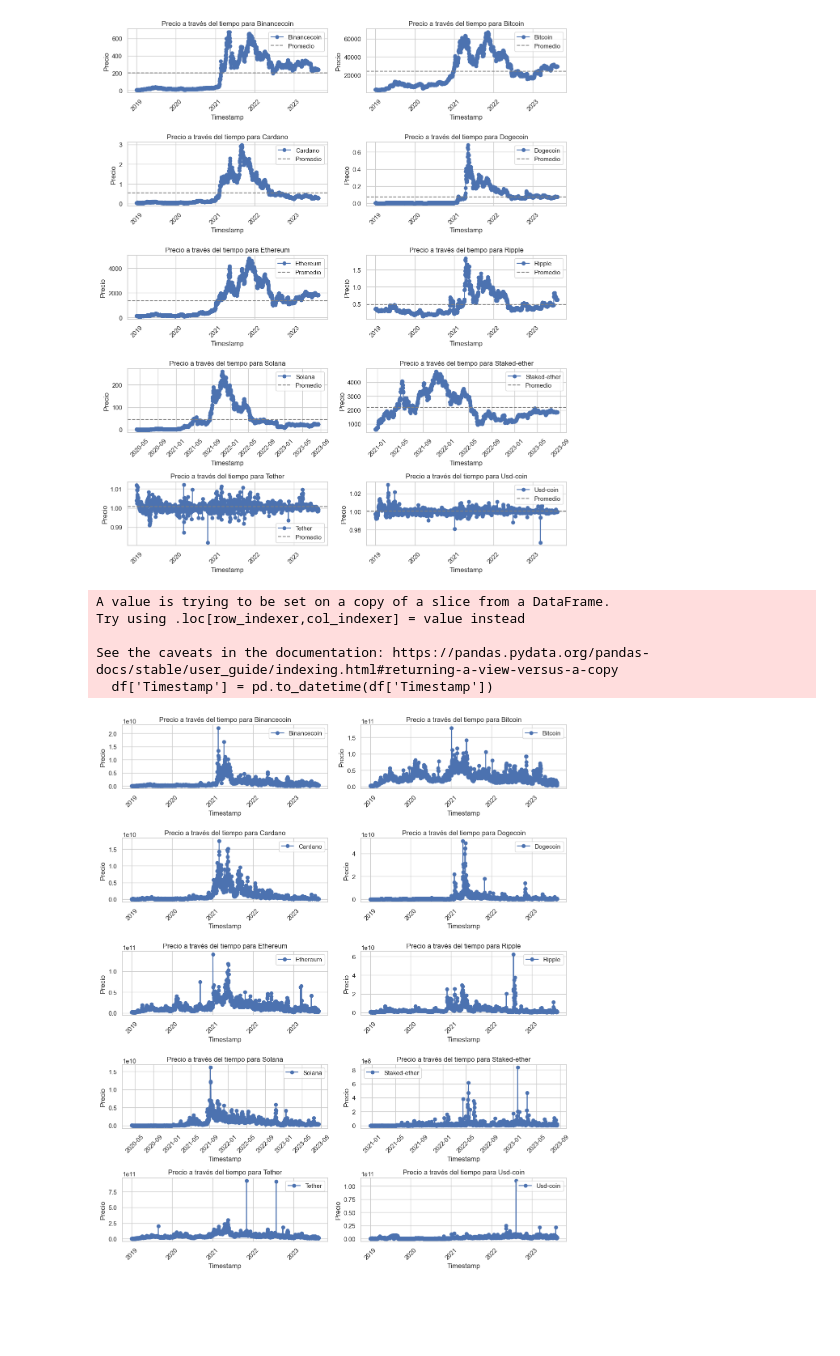
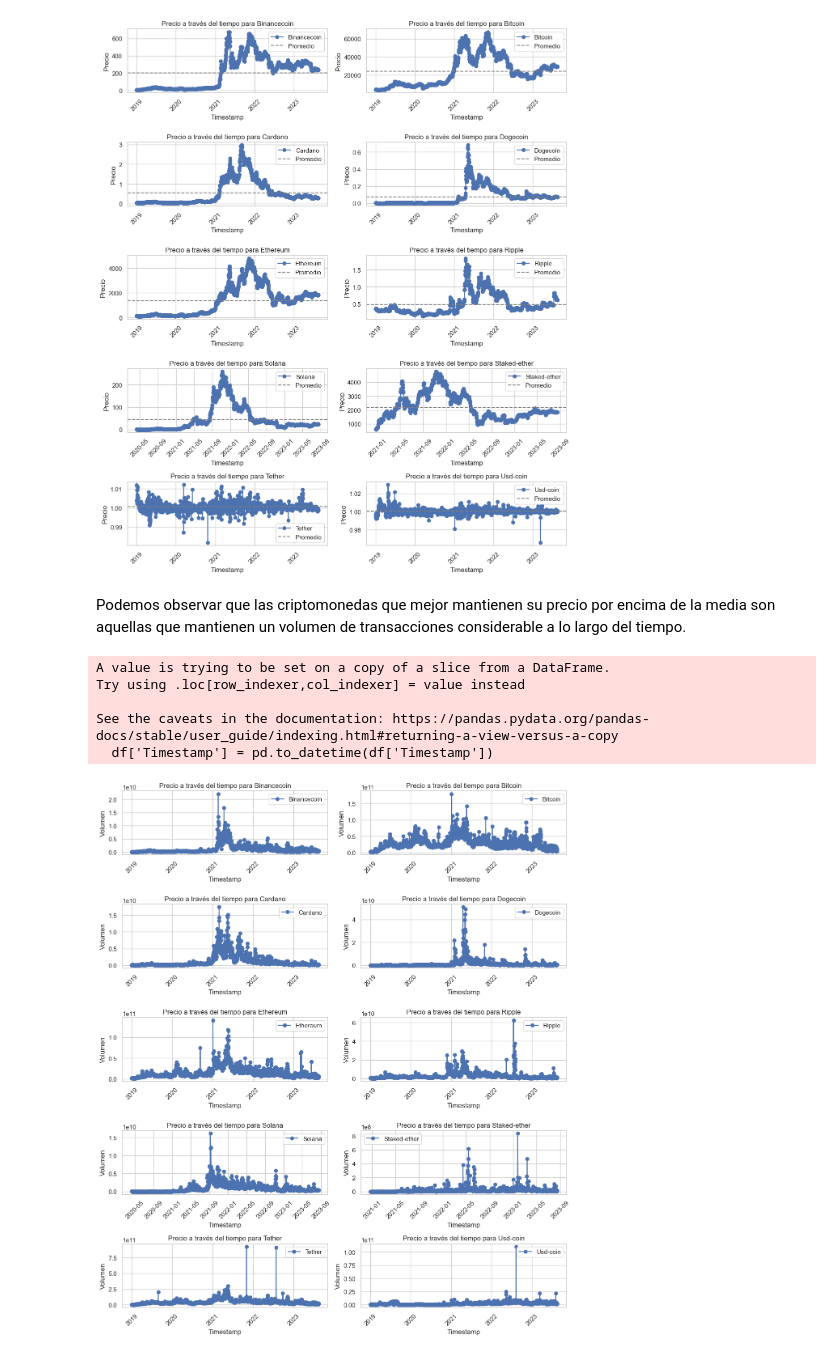
Before and after one commit to DiegoCampos98/PI_Criptomonedas, a Jupyter notebook: EDA.ipynb, the cells around one changed output. Saved outputs shown, nothing was run; the diff lists cells and outputs as text; code cells hidden in the pictures; blank space fills up the shorter version.

```diff
--- a/EDA.ipynb
+++ b/EDA.ipynb
@@ -135,18 +157,3 @@ for crypto_id in top_crypto_ids:
 
 # Combina los datos de las criptomonedas en un DataFrame
 df = pd.concat([pd.DataFrame(data) for data in crypto_data], ignore_index=True)
-
-# Ordena el DataFrame por Criptomoneda y marca de tiempo
-df = df.sort_values(by=['Crypto', 'Timestamp'])
-
-# Calcula la variación porcentual del precio por día para cada Criptomoneda
-df['Variación_Precio'] = df.groupby('Crypto')['Price'].pct_change()
-
-# Rellena valores infinitos o NaN en la columna de variación con 0
-df['Variación_Precio'] = df['Variación_Precio'].fillna(0)
-
-# Muestra el DataFrame resultante con los datos procesados
-df['SMA50'] = df.groupby('Crypto')['Price'].transform(lambda x: ta.trend.SMAIndicator(x, window=50).sma_indicator())
-df['SMA100'] = df.groupby('Crypto')['Price'].transform(lambda x: ta.trend.SMAIndicator(x, window=100).sma_indicator())
-
-df
@@ -155,0 +162,16 @@ ValueError: No objects to concatenate
+# %%
+# Ordena el DataFrame por Criptomoneda y marca de tiempo
+df = df.sort_values(by=['Crypto', 'Timestamp'])
+
+# Calcula la variación porcentual del precio por día para cada Criptomoneda
+df['Variación_Precio'] = df.groupby('Crypto')['Price'].pct_change()
+
+# Rellena valores infinitos o NaN en la columna de variación con 0
+df['Variación_Precio'] = df['Variación_Precio'].fillna(0)
+
+# Muestra el DataFrame resultante con los datos procesados
+df['SMA50'] = df.groupby('Crypto')['Price'].transform(lambda x: ta.trend.SMAIndicator(x, window=50).sma_indicator())
+df['SMA200'] = df.groupby('Crypto')['Price'].transform(lambda x: ta.trend.SMAIndicator(x, window=200).sma_indicator())
+df['RSI'] = df.groupby('Crypto')['Price'].transform(lambda x: ta.momentum.RSIIndicator(x, window=14).rsi())
+
+df
@@ -236,9 +256,9 @@ plt.tight_layout()
 plt.show()
 # %% [output]
 [figure]
+# %% [markdown]
+Podemos observar que las criptomonedas que mejor mantienen su precio por encima de la media son aquellas que mantienen un volumen de transacciones considerable a lo largo del tiempo.
 # %%
-import matplotlib.pyplot as plt
-import pandas as pd
 
 # Suponiendo que df contiene tus datos y tienes una columna 'Timestamp' en formato de fecha
 # Convierte la columna 'Timestamp' a tipo datetime si aún no lo está
@@ -252,32 +272,32 @@ unique_cryptos = df['Crypto'].unique()  # Obtén la lista de criptomonedas únic
 # Calcula el número de filas y columnas para la cuadrícula
 num_cols = 2  # Puedes ajustar el número de columnas según tus preferencias
 num_rows = -(-len(unique_cryptos) // num_cols)  # Redondeo hacia arriba de la división
 
 # Crea la cuadrícula de subplots
 fig, axs = plt.subplots(num_rows, num_cols, figsize=(12, 14))  # Ajusta el tamaño según tus preferencias
 
 # Itera a través de las criptomonedas y los subplots correspondientes
 for i, crypto_name in enumerate(unique_cryptos):
     row = i // num_cols
     col = i % num_cols
     ax = axs[row, col]
 
     crypto_data = df[df['Crypto'] == crypto_name]
     ax.plot(crypto_data['Timestamp'], crypto_data['Volume'], label=crypto_name, marker='o')
     ax.set_title(f'Precio a través del tiempo para {crypto_name}')
     ax.set_xlabel('Timestamp')
-    ax.set_ylabel('Precio')
+    ax.set_ylabel('Volumen')
     ax.legend()
     ax.tick_params(axis='x', rotation=45)  # Rotación de las etiquetas en el eje x
     ax.grid(True)
 
 # Ajusta el espaciado entre los subplots y muestra el gráfico
 plt.tight_layout()
 plt.show()
 # %% [output]
 A value is trying to be set on a copy of a slice from a DataFrame.
 Try using .loc[row_indexer,col_indexer] = value instead
 
 See the caveats in the documentation: https://pandas.pydata.org/pandas-docs/stable/user_guide/indexing.html#returning-a-view-versus-a-copy
   df['Timestamp'] = pd.to_datetime(df['Timestamp'])
-[figure, old version]
+[figure, new version]
```
Also changed, not shown: parts of 23 cells of this notebook.
